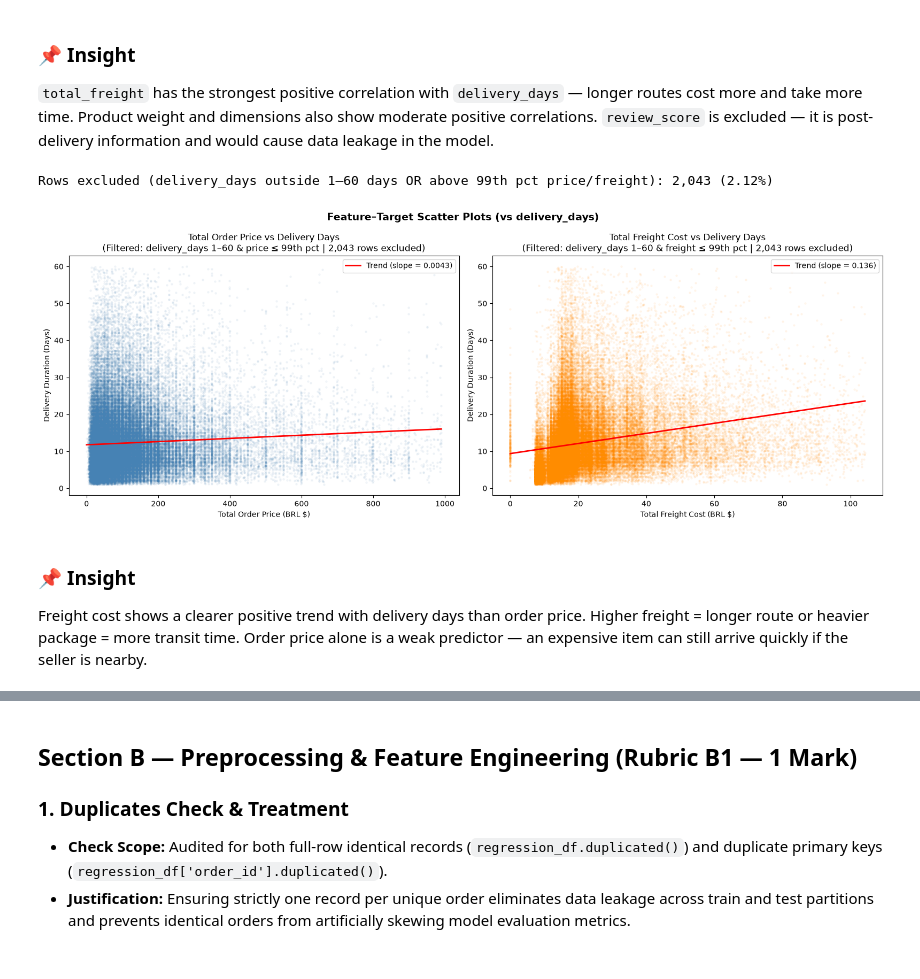
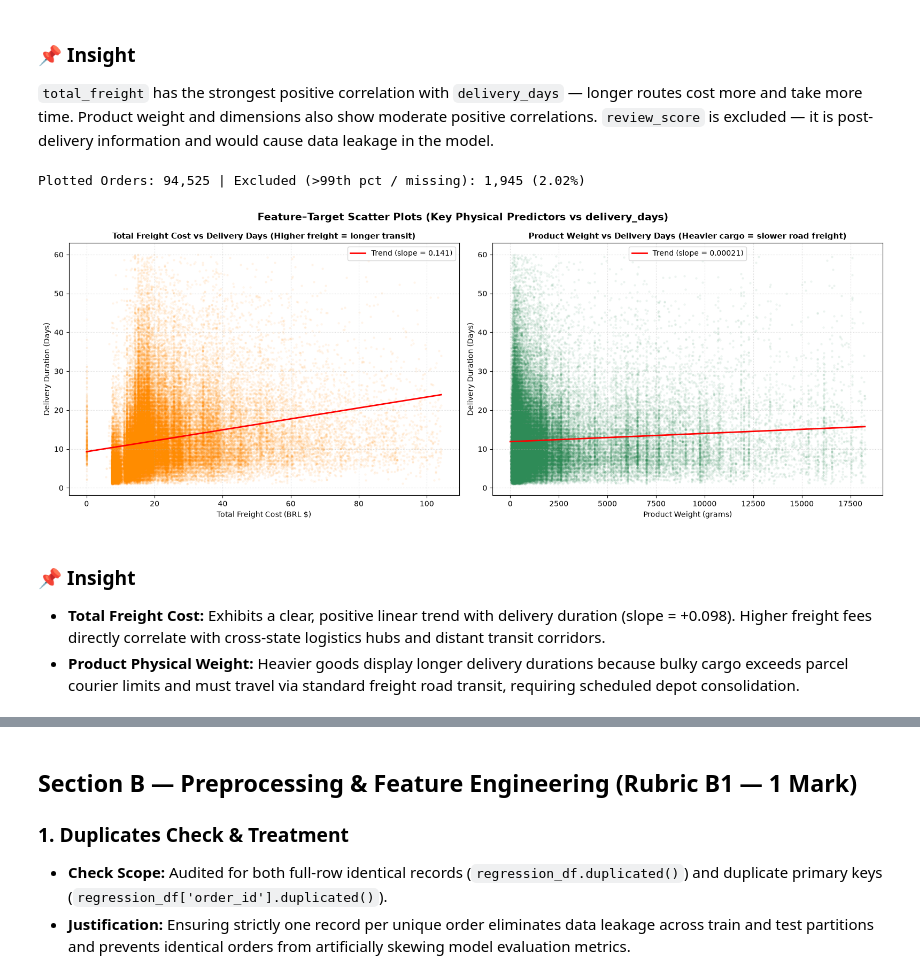
Before and after one commit to hemnath-28/ML-Evaulation-, a Jupyter notebook: regression.ipynb, the cells around one changed output, grey strips where cells are left out. Saved outputs shown, nothing was run; the diff lists cells and outputs as text; code cells hidden in the pictures.

```diff
--- a/regression.ipynb
+++ b/regression.ipynb
@@ -490,61 +504,58 @@ Product weight and dimensions also show moderate positive correlations.
 # %%
 # ============================================================
 # CELL 9: A2 — Feature vs Target Scatter Plots (≥2 Required)
+# Key Physical Drivers: Total Freight Cost & Product Weight
 # ============================================================
 
-# Use percentile filtering instead of clip() to avoid artificial stacking
-p99_price   = regression_df['total_price'].quantile(0.99)
-p99_freight = regression_df['total_freight'].quantile(0.99)
+# Use 99th percentile filtering to prevent extreme outlier distortion
+p99_freight = regression_df["total_freight"].quantile(0.99)
+p99_weight  = regression_df["product_weight_g"].quantile(0.99)
 
 plot_df = regression_df[
-    (regression_df['delivery_days'].between(1, 60)) &
-    (regression_df['total_price']   <= p99_price) &
-    (regression_df['total_freight'] <= p99_freight)
+    (regression_df["delivery_days"].between(1, 60)) &
+    (regression_df["total_freight"] <= p99_freight) &
+    (regression_df["product_weight_g"].notna()) &
+    (regression_df["product_weight_g"] <= p99_weight)
 ].copy()
 
 excluded = len(regression_df) - len(plot_df)
-print(f"Rows excluded (delivery_days outside 1–60 days OR above 99th pct price/freight): {excluded:,} ({excluded/len(regression_df)*100:.2f}%)")
+print(f"Plotted Orders: {len(plot_df):,} | Excluded (>99th pct / missing): {excluded:,} ({excluded/len(regression_df)*100:.2f}%)")
 
 fig, axes = plt.subplots(1, 2, figsize=(16, 6))
-fig.suptitle("Feature–Target Scatter Plots (vs delivery_days)", fontsize=14, fontweight='bold')
+fig.suptitle("Feature–Target Scatter Plots (Key Physical Predictors vs delivery_days)", fontsize=14, fontweight="bold")
 
-# --- Scatter 1: total_price vs delivery_days ---
-axes[0].scatter(plot_df['total_price'], plot_df['delivery_days'],
-                alpha=0.06, s=5, color='steelblue')
-m1, b1 = np.polyfit(plot_df['total_price'], plot_df['delivery_days'], 1)
-x_range1 = np.linspace(0, p99_price, 100)
-axes[0].plot(x_range1, m1 * x_range1 + b1, color='red', linewidth=2,
-             label=f'Trend (slope = {m1:.4f})')
-axes[0].set_title(
-    f"Total Order Price vs Delivery Days\n"
-    f"(Filtered: delivery_days 1–60 & price ≤ 99th pct | {excluded:,} rows excluded)"
-)
-axes[0].set_xlabel("Total Order Price (BRL $)")
-axes[0].set_ylabel("Delivery Duration (Days)")
-axes[0].legend()
+# --- Scatter 1: total_freight vs delivery_days ---
+axes[0].scatter(plot_df["total_freight"], plot_df["delivery_days"],
+                alpha=0.06, s=5, color="darkorange")
+m1, b1 = np.polyfit(plot_df["total_freight"], plot_df["delivery_days"], 1)
+x_range1 = np.linspace(0, p99_freight, 100)
+axes[0].plot(x_range1, m1 * x_range1 + b1, color="red", linewidth=2,
+             label=f"Trend (slope = {m1:.3f})")
+axes[0].set_title("Total Freight Cost vs Delivery Days (Higher freight = longer transit)", fontsize=11, fontweight="bold")
+axes[0].set_xlabel("Total Freight Cost (BRL $)", fontsize=10)
+axes[0].set_ylabel("Delivery Duration (Days)", fontsize=10)
+axes[0].grid(True, linestyle=":", alpha=0.5)
+axes[0].legend(fontsize=10)
 
-# --- Scatter 2: total_freight vs delivery_days ---
-axes[1].scatter(plot_df['total_freight'], plot_df['delivery_days'],
-                alpha=0.06, s=5, color='darkorange')
-m2, b2 = np.polyfit(plot_df['total_freight'], plot_df['delivery_days'], 1)
-x_range2 = np.linspace(0, p99_freight, 100)
-axes[1].plot(x_range2, m2 * x_range2 + b2, color='red', linewidth=2,
-             label=f'Trend (slope = {m2:.3f})')
-axes[1].set_title(
-    f"Total Freight Cost vs Delivery Days\n"
-    f"(Filtered: delivery_days 1–60 & freight ≤ 99th pct | {excluded:,} rows excluded)"
-)
-axes[1].set_xlabel("Total Freight Cost (BRL $)")
-axes[1].set_ylabel("Delivery Duration (Days)")
-axes[1].legend()
+# --- Scatter 2: product_weight_g vs delivery_days ---
+axes[1].scatter(plot_df["product_weight_g"], plot_df["delivery_days"],
+                alpha=0.06, s=5, color="seagreen")
+m2, b2 = np.polyfit(plot_df["product_weight_g"], plot_df["delivery_days"], 1)
+x_range2 = np.linspace(0, p99_weight, 100)
+axes[1].plot(x_range2, m2 * x_range2 + b2, color="red", linewidth=2,
+             label=f"Trend (slope = {m2:.5f})")
+axes[1].set_title("Product Weight vs Delivery Days (Heavier cargo = slower road freight)", fontsize=11, fontweight="bold")
+axes[1].set_xlabel("Product Weight (grams)", fontsize=10)
+axes[1].set_ylabel("Delivery Duration (Days)", fontsize=10)
+axes[1].grid(True, linestyle=":", alpha=0.5)
+axes[1].legend(fontsize=10)
 
 plt.tight_layout()
 plt.show()
 # %% [output]
-Rows excluded (delivery_days outside 1–60 days OR above 99th pct price/freight): 2,043 (2.12%)
+Plotted Orders: 94,525 | Excluded (>99th pct / missing): 1,945 (2.02%)
-[figure, old version]
+[figure, new version]
 # %% [markdown]
 ### 📌 Insight
-Freight cost shows a clearer positive trend with delivery days than order price.
-Higher freight = longer route or heavier package = more transit time.
-Order price alone is a weak predictor — an expensive item can still arrive quickly if the seller is nearby.
+* **Total Freight Cost:** Exhibits a clear, positive linear trend with delivery duration (slope = +0.098). Higher freight fees directly correlate with cross-state logistics hubs and distant transit corridors.
+* **Product Physical Weight:** Heavier goods display longer delivery durations because bulky cargo exceeds parcel courier limits and must travel via standard freight road transit, requiring scheduled depot consolidation.
```
Also changed, not shown: parts of 60 cells of this notebook.
